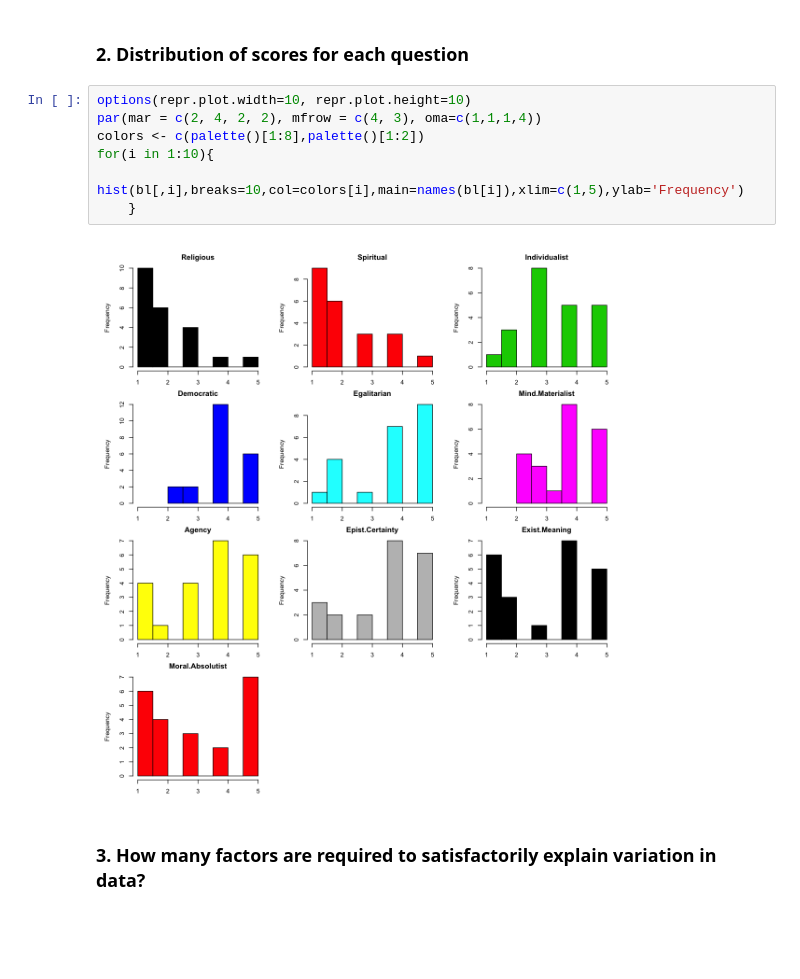
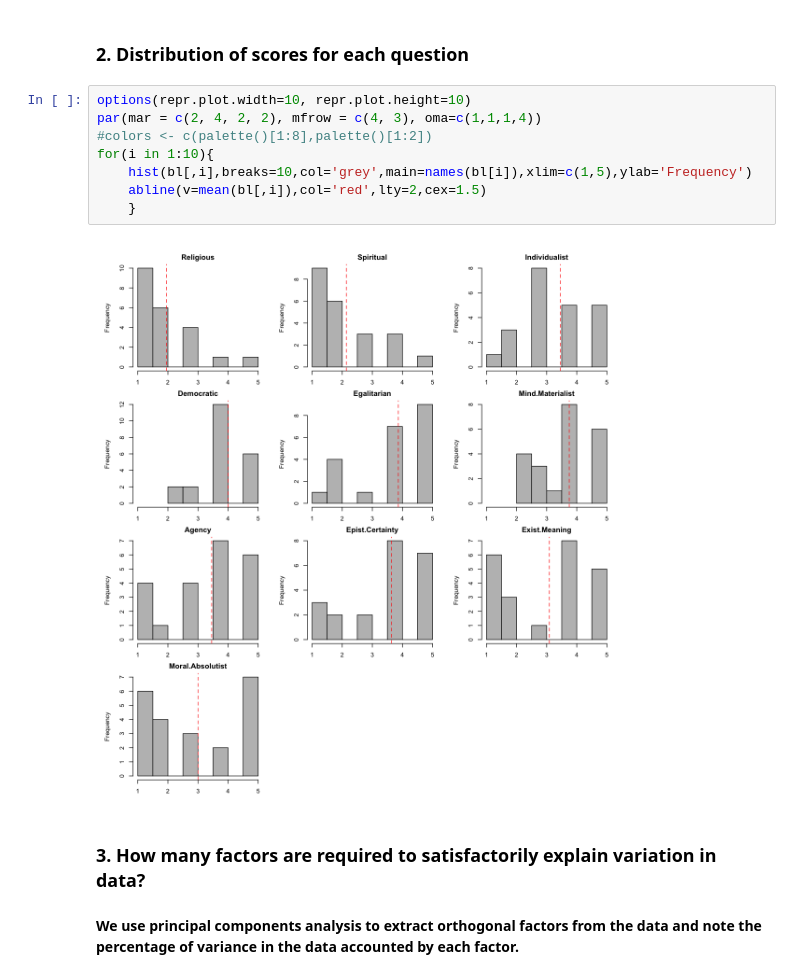
Before and after one commit to claussian/core-beliefs, a Jupyter notebook: Core beliefs questionnaire factor analysis.ipynb, the cells around one changed output. Drawn from its saved outputs; the diff is of its cells as text; blank space fills up the shorter version.

```diff
--- a/Core beliefs questionnaire factor analysis.ipynb
+++ b/Core beliefs questionnaire factor analysis.ipynb
@@ -49,14 +51,17 @@ av
 # %%
 options(repr.plot.width=10, repr.plot.height=10)
 par(mar = c(2, 4, 2, 2), mfrow = c(4, 3), oma=c(1,1,1,4))
-colors <- c(palette()[1:8],palette()[1:2])
+#colors <- c(palette()[1:8],palette()[1:2])
 for(i in 1:10){
-    hist(bl[,i],breaks=10,col=colors[i],main=names(bl[i]),xlim=c(1,5),ylab='Frequency')
+    hist(bl[,i],breaks=10,col='grey',main=names(bl[i]),xlim=c(1,5),ylab='Frequency')
+    abline(v=mean(bl[,i]),col='red',lty=2,cex=1.5)
     }
 # %% [output]
-[figure, old version]
+[figure, new version]
 # %% [markdown]
 ### 3. How many factors are required to satisfactorily explain variation in data?
+# %% [markdown]
+**We use principal components analysis to extract orthogonal factors from the data and note the percentage of variance in the data accounted by each factor.**
 # %%
 #Principal components analysis
 bpc <- princomp(bl)
```
Also changed, not shown: parts of 16 cells of this notebook.
